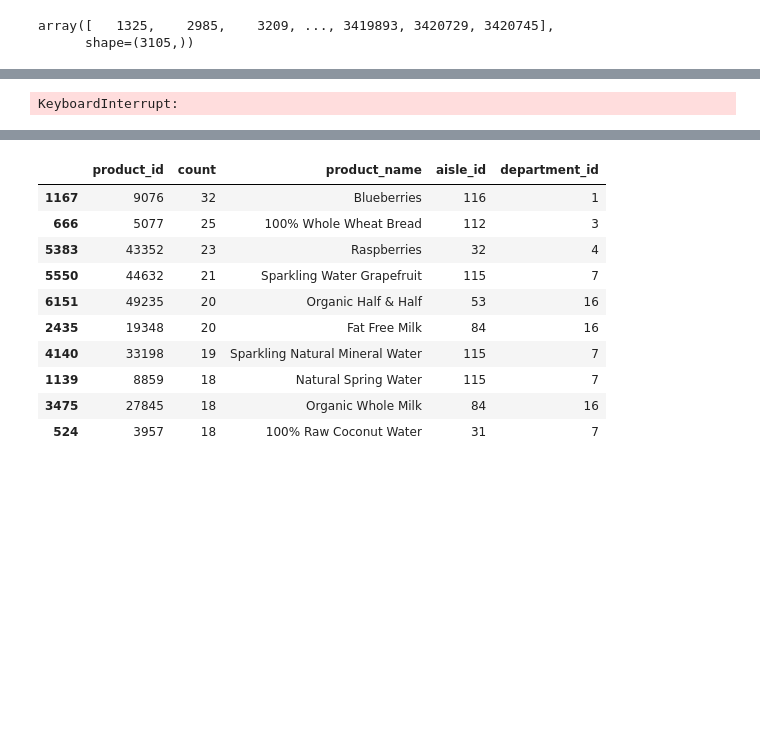
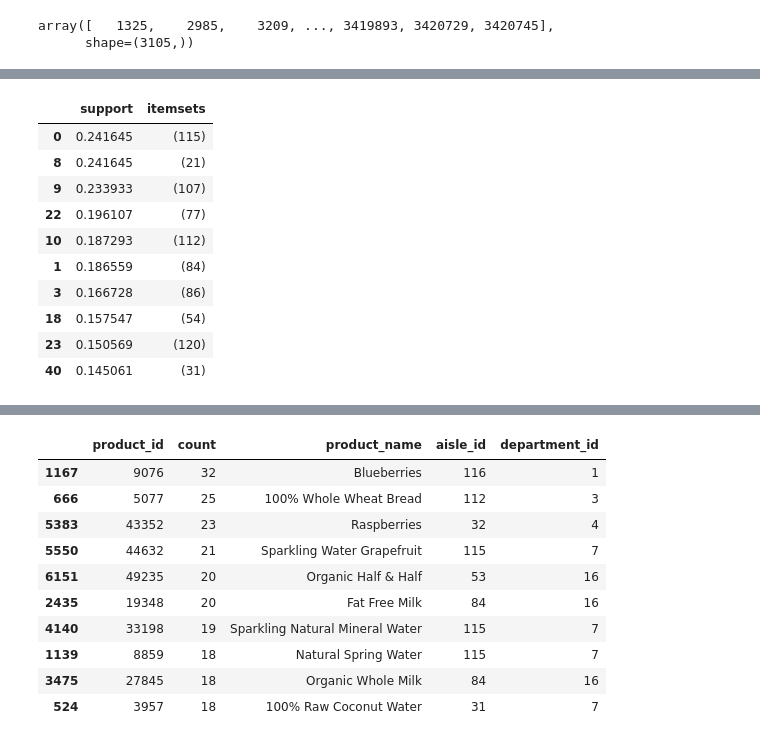
Before and after one commit to PorfirioTavira/comp541Proj, a Jupyter notebook: 541_proj2.ipynb, the cells around one changed output, grey strips where cells are left out. Cells and saved outputs as stored; diff of their text form; code cells hidden in the pictures; blank space fills up the shorter version.

```diff
--- a/541_proj2.ipynb
+++ b/541_proj2.ipynb
@@ -185,6 +184,19 @@ df = df.sample(frac=0.9, random_state=1)  # Sample 0% of the data for faster pro
 # %%
 from mlxtend.frequent_patterns import apriori, fpgrowth, association_rules
-frequent_itemsets_fp = fpgrowth(df, min_support=.005, use_colnames=True)
+frequent_itemsets_fp = fpgrowth(df, min_support=.05, use_colnames=True)
 frequent_itemsets_fp
+#Sort the frequent itemsets by support
+frequent_itemsets_fp = frequent_itemsets_fp.sort_values(by='support', ascending=False)
+display(frequent_itemsets_fp.head(10))
 # %% [output]
-KeyboardInterrupt:
+|  | support | itemsets |
+| 0 | 0.241645 | (115) |
+| 8 | 0.241645 | (21) |
+| 9 | 0.233933 | (107) |
+| 22 | 0.196107 | (77) |
+| 10 | 0.187293 | (112) |
+| 1 | 0.186559 | (84) |
+| 3 | 0.166728 | (86) |
+| 18 | 0.157547 | (54) |
+| 23 | 0.150569 | (120) |
+| 40 | 0.145061 | (31) |
```
Also changed, not shown: parts of 9 cells of this notebook, 1 other file.
